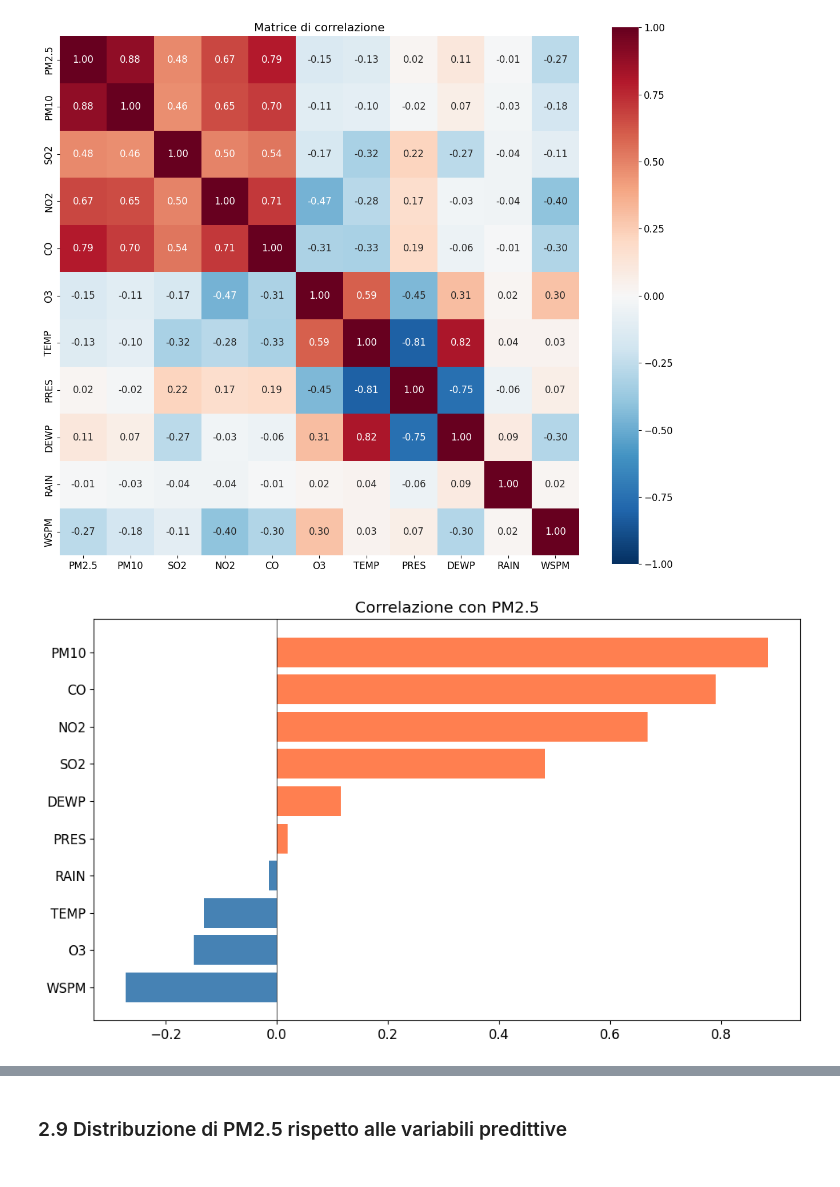
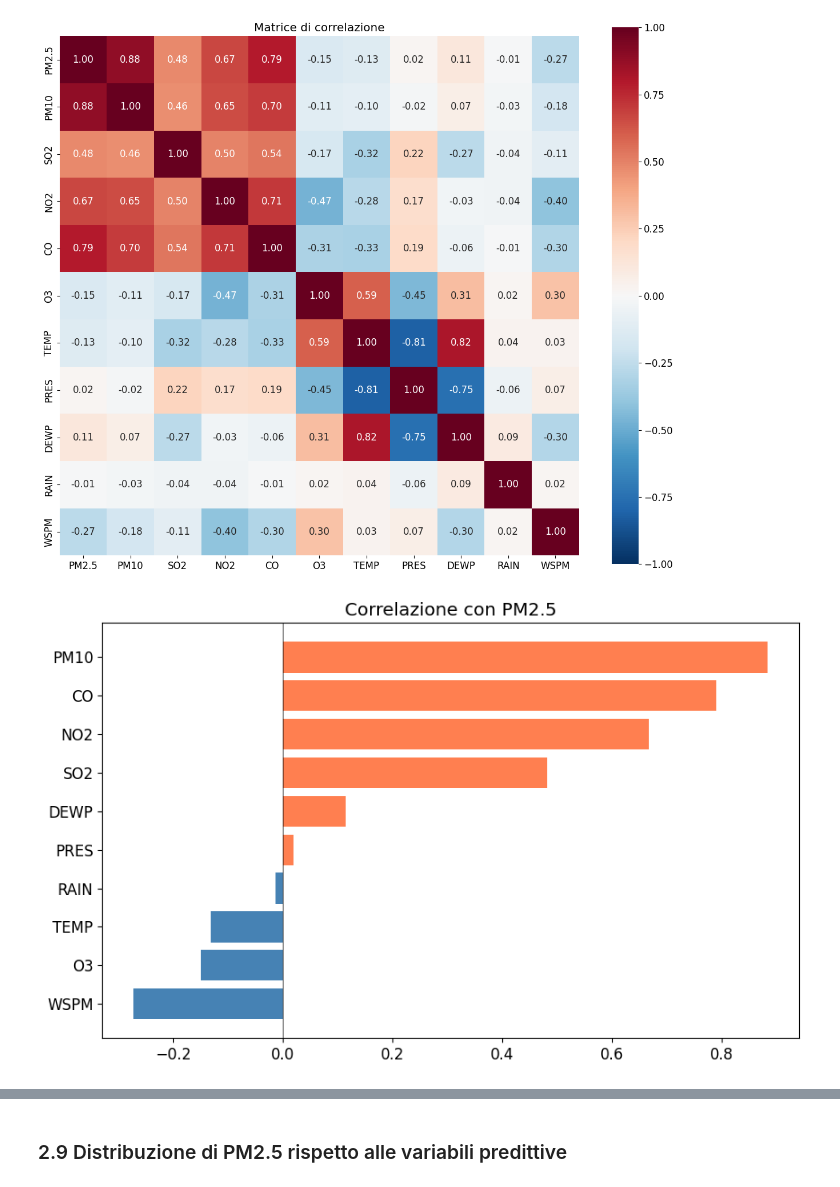
Before and after one commit to cirobassi11/air-quality-prediction, a Jupyter notebook: air_quality_prediction.ipynb, the cells around one changed output, grey strips where cells are left out. Drawn from its saved outputs; the diff is of its cells as text; code cells hidden in the pictures.

```diff
--- a/air_quality_prediction.ipynb
+++ b/air_quality_prediction.ipynb
@@ -355,15 +357,14 @@ plt.show()
 # %%
 corr_pm25 = corr['PM2.5'].drop('PM2.5').sort_values()
 
 colors = ['steelblue' if v < 0 else 'coral' for v in corr_pm25.values]
 
 plt.figure(figsize=(10, 6))
 plt.barh(corr_pm25.index, corr_pm25.values, color=colors)
 plt.axvline(0, color='black', linewidth=0.5)
 plt.title('Correlazione con PM2.5')
-plt.tight_layout()
 plt.show()
 # %% [output]
-[figure, old version]
+[figure, new version]
 # %% [markdown]
 Le correlazioni più forti con il PM2.5 sono:
```
Also changed, not shown: parts of 85 cells of this notebook.
